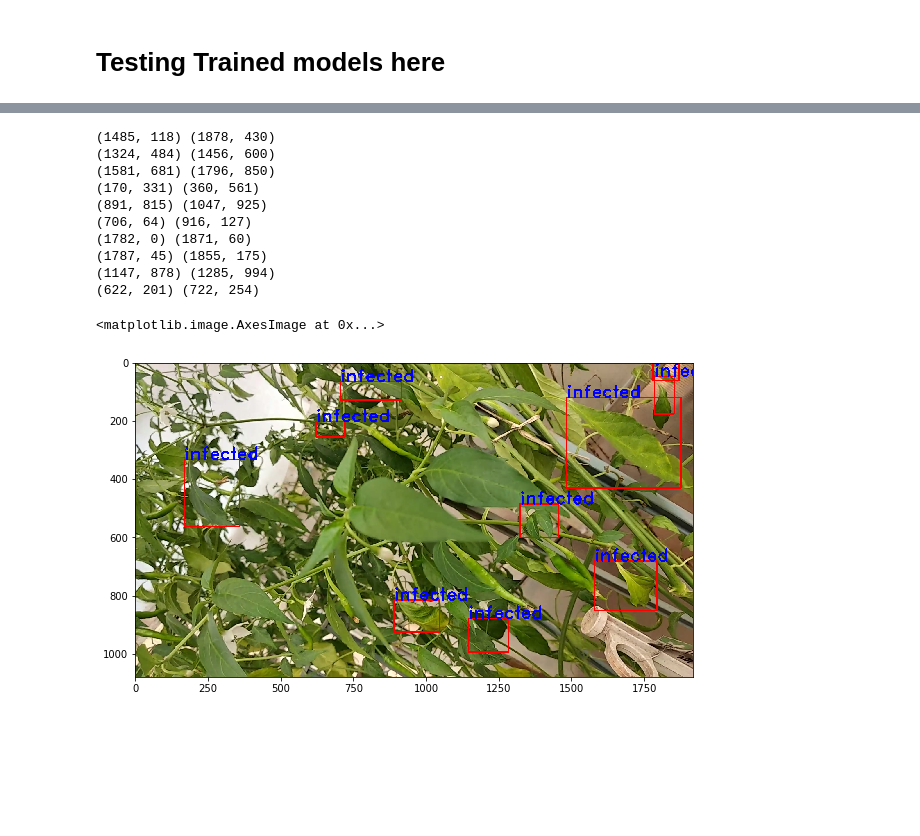
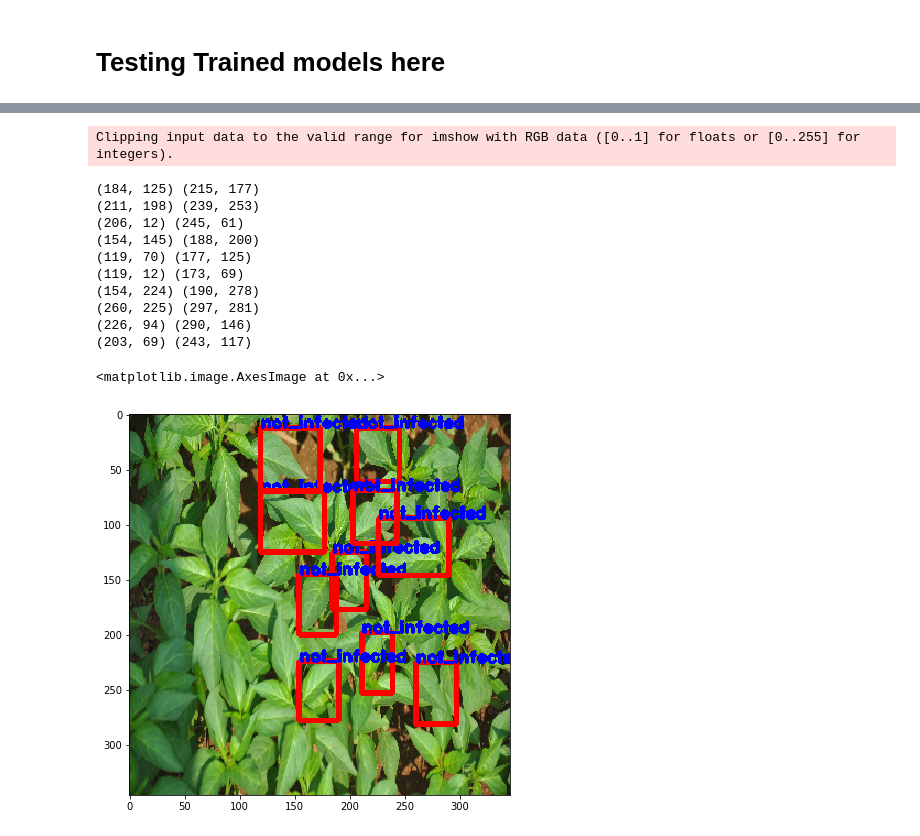
Before and after one commit to siddharthgawas-zz/yolo_v2_iteration2, a Jupyter notebook: yolov2.ipynb, the cells around one changed output, grey strips where cells are left out. Drawn from its saved outputs; the diff is of its cells as text; code cells hidden in the pictures; blank space fills up the shorter version.

```diff
--- a/yolov2.ipynb
+++ b/yolov2.ipynb
@@ -1947,16 +1965,33 @@ n_anchors = int(len(anchor_dim) / 2)
 batch_size = 1
 class_labels = ['infected','not_infected']
 n_classes = len(class_labels)
+# %%
+#Model parameters for leaf datav3
+epochs = 200
+image_h = 346
+image_w = 346
+m_grid = 13
+n_grid = 13
+anchor_dim = [0.10357705, 0.20360862, 0.07145229, 0.13264676, 0.14132441,
+        0.11088934, 0.06590009, 0.07748734, 0.2029387 , 0.24747141]
+
+n_anchors = int(len(anchor_dim) / 2)
+lambda_coord = 5.0
+lambda_noobj =  0.5
+batch_size = 1
+learning_rate = 0.0001
+class_labels = ['advanced', 'healthy', 'initial', 'moderate']
+n_classes = len(class_labels)
 # %%
 test_dataset = Dataset('data/leaf_data_v2/test/',image_w,image_h,m_grid,n_grid,
-                       class_labels,anchor_dim,shuffle=False,flips=[None,-1,0,1])
+                       class_labels,anchor_dim,shuffle=False)
 model = get_pre_trained_model_vgg16(image_w,image_h,
                  m_grid,n_grid,
                  n_anchors,
                  n_classes,
                  batch_size,
                  anchor_dim)
-model.load_weights('trained_weights/leaf_data_v2/yolo_net_epoch_102.h5')
+model.load_weights('trained_weights/leaf_data_v2/model_weights_16_leaf_v2.h5')
 model.summary()
 # %% [output]
 If you want the future behaviour and silence this warning, you can specify "categories='auto'".
@@ -1983,7 +2020,7 @@ _________________________________________________________________
 #Get image at index
 img_idx = 5
 resize_factor = 3
-X, y, mask = get_batch(test_dataset,img_idx,1)
+X, y, mask = get_batch(test_dataset,img_idx,5)
 y_pred = model(X).numpy()
 y_pred = y_pred.reshape(-1,5+n_classes)
 y_pred_coord = y_pred[:,0:4]
@@ -1997,7 +2034,7 @@ y_pred_coord = np_cvt_coord_to_diagonal(y_pred_coord.reshape(1,-1,4))[0]
 idx = tf.image.non_max_suppression(y_pred_coord,y_pred_conf,10,iou_threshold=0.5,score_threshold=0.2)
 
 if idx.shape[0] == 0:
-    idx = tf.image.non_max_suppression(y_pred_coord,y_pred_conf,5,iou_threshold=0.5)
+    idx = tf.image.non_max_suppression(y_pred_coord,y_pred_conf,2,iou_threshold=0.3)
 
 idx = idx.numpy()
 conf = y_pred_conf[idx.reshape(1,-1)][0]
@@ -2017,7 +2054,7 @@ for i in range(boxes.shape[0]):
     pt2 = (boxes[i][2],boxes[i][3])
     img = cv2.rectangle(img,pt1,pt2,(255,0,0),3)
     img = cv2.putText(img,classes[i],pt1, cv2.FONT_HERSHEY_DUPLEX, 1.0, (0,0,255),2)
-plt.figure(figsize=(10,10))
+plt.figure(figsize=(9,9))
 plt.imshow(img)
 # %% [output]
 Clipping input data to the valid range for imshow with RGB data ([0..1] for floats or [0..255] for integers).
@@ -2029,56 +2073,58 @@ Clipping input data to the valid range for imshow with RGB data ([0..1] for floa
 # %%
 #Get your own image
 resize_factor = 3
-image_path = 'test_images/leaf_infected_8.jpg'
+image_path = 'test_images/leaf_not_infected_30.jpg'
 X = cv2.imread(image_path)
 X = cv2.cvtColor(X,cv2.COLOR_BGR2RGB)
-org_h = X.shape[0]
-org_w = X.shape[1]
+org_h = 346
+org_w = 346
 original_image = np.copy(X)
 X = cv2.resize(X,(image_h,image_w))
 X = X / 255.0
 X = X.astype(np.float32)
 X = X.reshape(-1,image_h,image_w,3)
 
 y_pred = model(X).numpy()
 y_pred = y_pred.reshape(-1,5+n_classes)
 y_pred_coord = y_pred[:,0:4]
 y_pred_conf = y_pred[:,4]
 y_pred_classes = y_pred[:,5:]
 
 y_pred_coord = np_cvt_coord_to_diagonal(y_pred_coord.reshape(1,-1,4))[0]
 idx = tf.image.non_max_suppression(y_pred_coord,y_pred_conf,10,iou_threshold=0.5,score_threshold=0.1)
 if idx.shape[0] == 0:
     idx = tf.image.non_max_suppression(y_pred_coord,y_pred_conf,5,iou_threshold=0.5)
 
 idx = idx.numpy()
 conf = y_pred_conf[idx.reshape(1,-1)][0]
 boxes = y_pred_coord[idx.reshape(1,-1)][0]
 boxes = np.clip(boxes,0,1.0)
 
 classes = y_pred_classes[idx.reshape(1,-1)][0]
 classes = test_dataset.one_hot_encoder.inverse_transform(classes)
 classes = classes.flatten().astype(int)
 classes = test_dataset.label_encoder.inverse_transform(classes)
 boxes = boxes.reshape(-1,4)
+X = X[0]
 for i in range(boxes.shape[0]):
     pt1 = (int(org_w*boxes[i][0]),int(org_h*boxes[i][1]))
     pt2 = (int(org_w*boxes[i][2]),int(org_h*boxes[i][3]))
     print(pt1,pt2)
-    cv2.rectangle(original_image,pt1,pt2,(255,0,0),3)
-    cv2.putText(original_image,classes[i],pt1, cv2.FONT_HERSHEY_DUPLEX, 2.0, (0,0,255),3)
-plt.figure(figsize=(10,10))
-plt.imshow(original_image)
+    cv2.rectangle(X,pt1,pt2,(255,0,0),3)
+    cv2.putText(X,classes[i],pt1, cv2.FONT_HERSHEY_DUPLEX, 0.5, (0,0,255),2)
+plt.figure(figsize=(7,7))
+plt.imshow(X)
 # %% [output]
-(1485, 118) (1878, 430)
-(1324, 484) (1456, 600)
-(1581, 681) (1796, 850)
-(170, 331) (360, 561)
-(891, 815) (1047, 925)
-(706, 64) (916, 127)
-(1782, 0) (1871, 60)
-(1787, 45) (1855, 175)
-(1147, 878) (1285, 994)
-(622, 201) (722, 254)
+Clipping input data to the valid range for imshow with RGB data ([0..1] for floats or [0..255] for integers).
-<matplotlib.image.AxesImage at 0x...>
+(184, 125) (215, 177)
+(211, 198) (239, 253)
+(206, 12) (245, 61)
+(154, 145) (188, 200)
+(119, 70) (177, 125)
+(119, 12) (173, 69)
+(154, 224) (190, 278)
+(260, 225) (297, 281)
+(226, 94) (290, 146)
+(203, 69) (243, 117)
+<matplotlib.image.AxesImage at 0x...>
-[figure, old version]
+[figure, new version]
```
Also changed, not shown: parts of 10 cells of this notebook, 22 other files.
